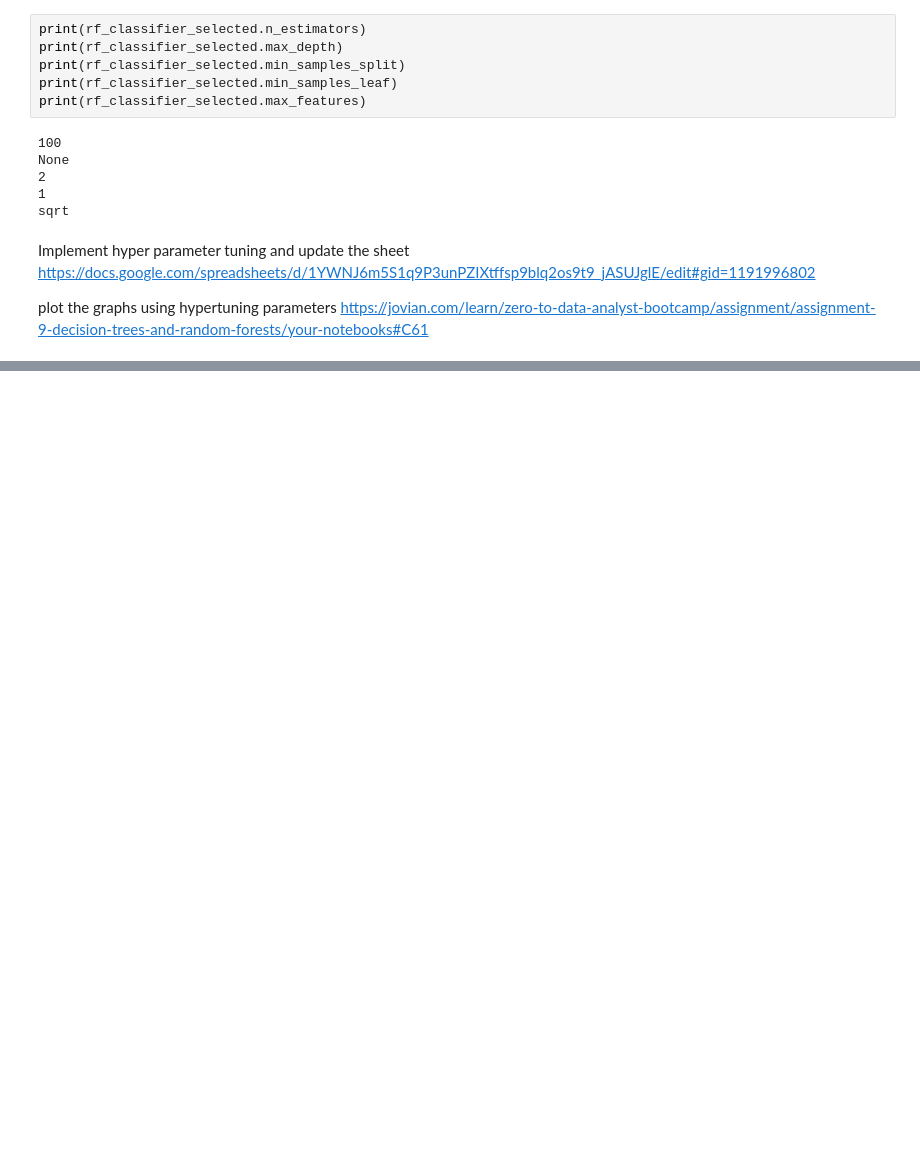
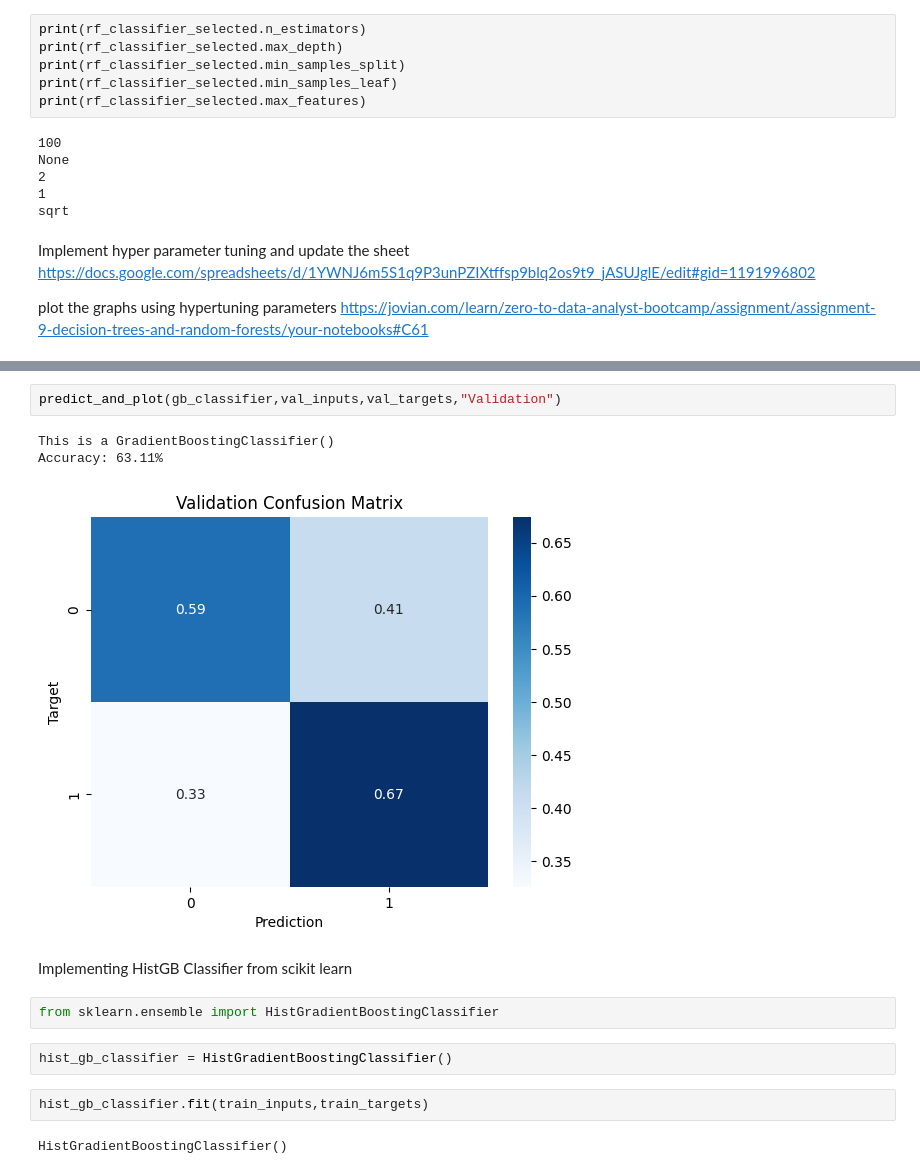
Before and after one commit to yallabalaji/MachineLearning, a Jupyter notebook: Machine_Learning_Microsoft_Malware_Analysis.ipynb, the cells around one changed output, grey strips where cells are left out. Cells and saved outputs as stored; diff of their text form; blank space fills up the shorter version.

```diff
--- a/Machine_Learning_Microsoft_Malware_Analysis.ipynb
+++ b/Machine_Learning_Microsoft_Malware_Analysis.ipynb
@@ -1260,0 +1374,16 @@ plot the graphs using hypertuning parameters https://jovian.com/learn/zero-to-da
+# %%
+predict_and_plot(gb_classifier,val_inputs,val_targets,"Validation")
+# %% [output]
+This is a GradientBoostingClassifier()
+Accuracy: 63.11%
+[figure, added]
+# %% [markdown]
+Implementing HistGB Classifier from scikit learn
+# %%
+from sklearn.ensemble import HistGradientBoostingClassifier
+# %%
+hist_gb_classifier = HistGradientBoostingClassifier()
+# %%
+hist_gb_classifier.fit(train_inputs,train_targets)
+# %% [output]
+HistGradientBoostingClassifier()
```
Also changed, not shown: parts of 53 cells of this notebook.
